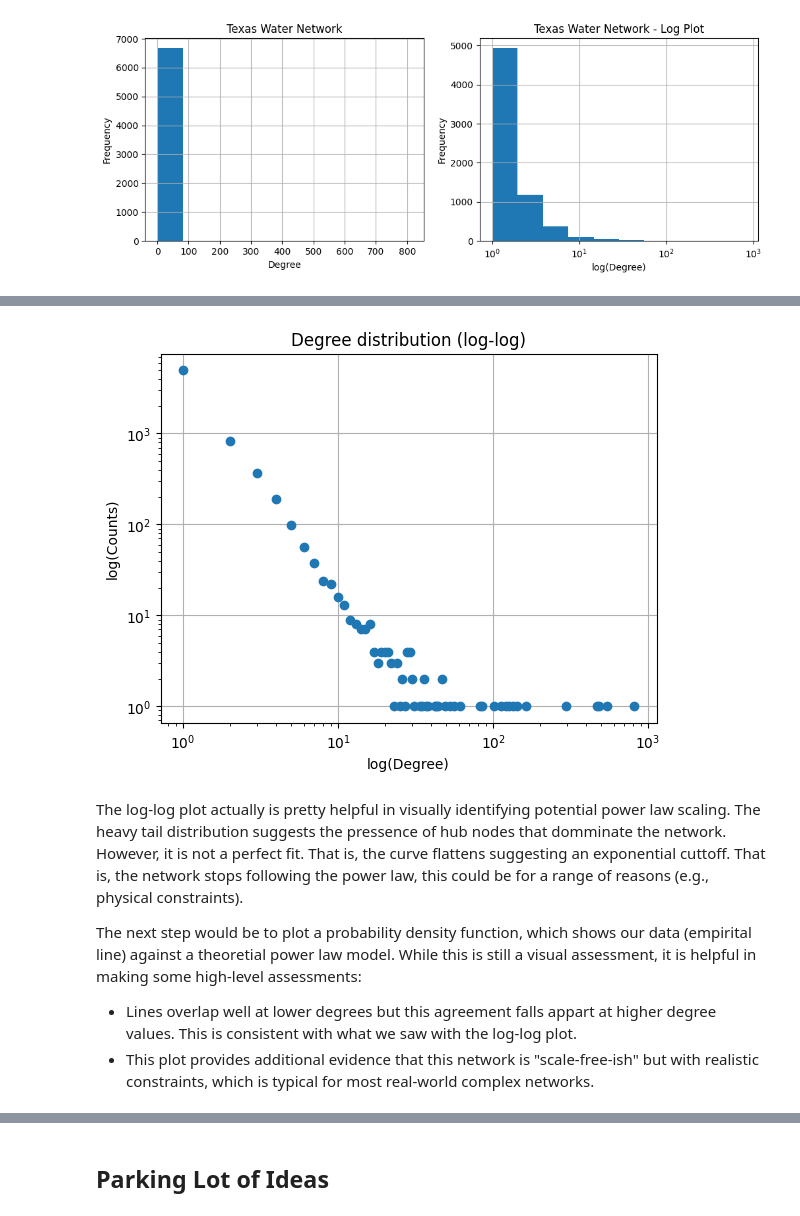
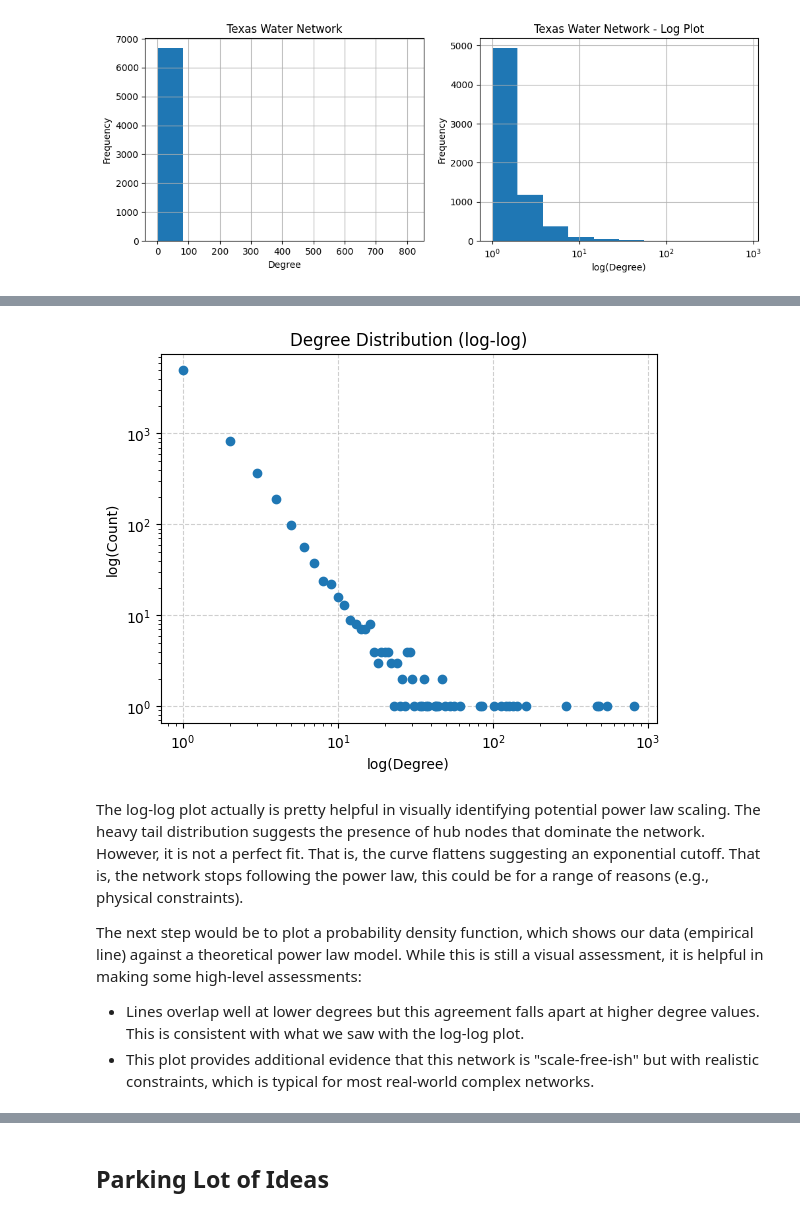
Before and after one commit to cllghn/twn-first-paper, a Jupyter notebook: scale_free_test.ipynb, the cells around one changed output, grey strips where cells are left out. Saved outputs shown, nothing was run; the diff lists cells and outputs as text; code cells hidden in the pictures.

```diff
--- a/scale_free_test.ipynb
+++ b/scale_free_test.ipynb
@@ -46,24 +71,35 @@ Take a look at the data using the basic log-log plot, this is a quick way to vis
 # %%
-def plot_loglog_distribution(data: np.ndarray, title: str, var_name: str) :
-    # Pull unique values for degrees and counts
-    unique_degs, counts = np.unique(degree_sequence, return_counts=True)
+def plot_loglog_distribution(data: np.ndarray, title: str, var_name: str):
+    """
+    Plot the empirical discrete distribution on log-log axes.
 
-    # Plot the distiribution
+    Parameters
+    - data: 1D array-like of degree values (zeros and negatives are ignored)
+    - title: plot title
+    - var_name: variable name used for axis labels (e.g., "Degree")
+
+    """
+
+    # get unique degree values and their counts
+    unique_vals, counts = np.unique(data, return_counts=True)
+
     plt.figure()
-    plt.loglog(unique_degs, counts, marker='o', linestyle='None')
-    plt.xlabel(f"log({var_name})")
-    plt.ylabel(f'log(Counts)')
-    plt.title('Degree distribution (log-log)')
-    plt.grid()
+    plt.loglog(unique_vals, counts, marker='o', linestyle='None')
+    plt.xlabel(f'log({var_name})')
+    plt.ylabel('log(Count)')
+    plt.title(title)
+    plt.grid(linestyle='--', alpha=0.6)
 
-plot_loglog_distribution(degree_sequence, 'Degree Distribution (log-log)', 'Degree')
+# Plot the log-log distribution for the degree sequence
+plot_loglog_distribution(degree_sequence, 'Degree Distribution (log-log)',
+    'Degree')
 # %% [output]
-[figure, old version]
+[figure, new version]
 # %% [markdown]
-The log-log plot actually is pretty helpful in visually identifying potential power law scaling. The heavy tail distribution suggests the pressence of hub nodes that domminate the network. However, it is not a perfect fit. That is, the curve flattens suggesting an exponential cuttoff. That is, the network stops following the power law, this could be for a range of reasons (e.g., physical constraints).
+The log-log plot actually is pretty helpful in visually identifying potential power law scaling. The heavy tail distribution suggests the presence of hub nodes that dominate the network. However, it is not a perfect fit. That is, the curve flattens suggesting an exponential cutoff. That is, the network stops following the power law, this could be for a range of reasons (e.g., physical constraints).
 
-The next step would be to plot a probability density function, which shows our data (empirital line) against a theoretial power law model. While this is still a visual assessment, it is helpful in making some high-level assessments:
+The next step would be to plot a probability density function, which shows our data (empirical line) against a theoretical power law model. While this is still a visual assessment, it is helpful in making some high-level assessments:
 
-- Lines overlap well at lower degrees but this agreement falls appart at higher degree values. This is consistent with what we saw with the log-log plot.
+- Lines overlap well at lower degrees but this agreement falls apart at higher degree values. This is consistent with what we saw with the log-log plot.
 - This plot provides additional evidence that this network is "scale-free-ish" but with realistic constraints, which is typical for most real-world complex networks.
 # %%
```
Also changed, not shown: parts of 16 cells of this notebook, 2 other files.
